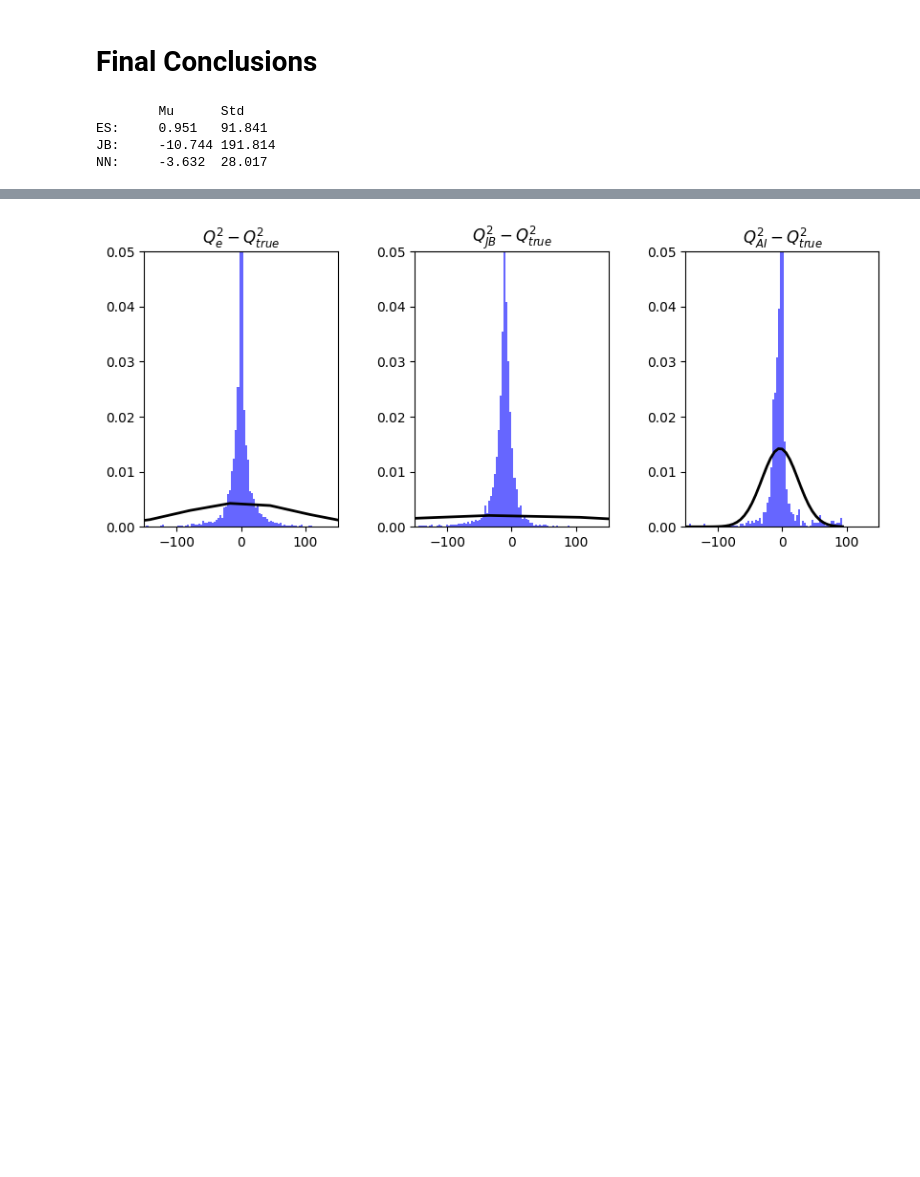
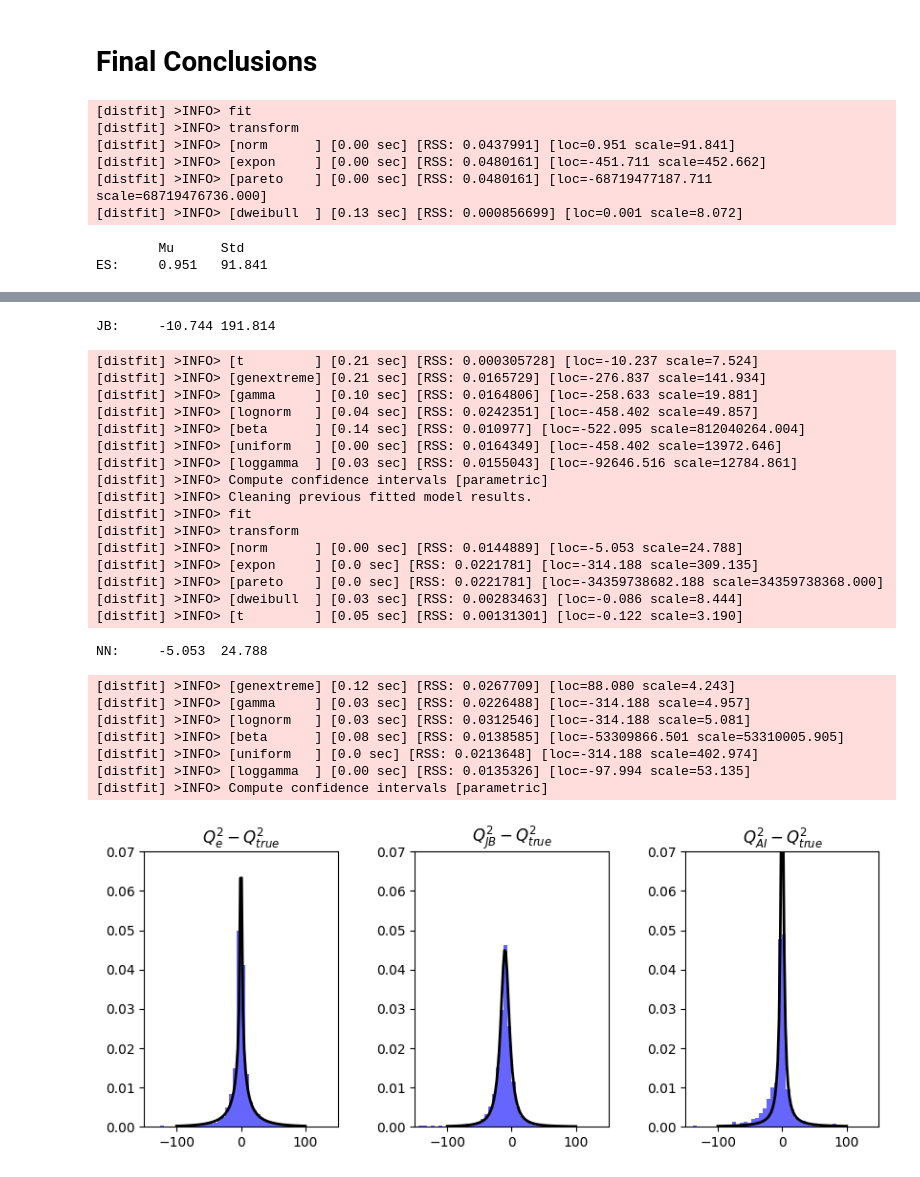
Before and after one commit to holt-rogers/EIC_JLAB_analysis, a Jupyter notebook: tasks/Graphing_xe_vs_xJB(5x41).ipynb, the cells around one changed output, grey strips where cells are left out. Drawn from its saved outputs; the diff is of its cells as text; code cells hidden in the pictures; blank space fills up the shorter version.

```diff
--- a/tasks/Graphing_xe_vs_xJB(5x41).ipynb
+++ b/tasks/Graphing_xe_vs_xJB(5x41).ipynb
@@ -9,7 +9,7 @@ import awkward as ak
 import matplotlib.pyplot as plt
 # 18X275 or 5x41
 # 1,835  vs 5,110 events
-E, Ep = 5, 41
+E, Ep = 18, 275
 s = 4 * E * Ep
 xe, xjb, xdiff, epz = [], [], [], []
 Q2e, Q2jb = [],[]
@@ -556,9 +564,10 @@ Text(0, 0.5, '$x$')
 # %% [markdown]
 # Final Conclusions
 # %%
-from scipy.stats import norm
+from scipy.stats import norm, weibull_min
+from distfit import distfit
 
-binCount = 100
+binCount = 50
 
 fig2, hist1d =  plt.subplots(nrows=1, ncols=3)
 
@@ -570,15 +579,25 @@ print("   ", "Mu", "Std", sep = "\t")
 print("ES:", round(mu,3), round(std,3), sep = "\t")
 
 hist1d[0].hist(data, bins=binCount, density=True, alpha=0.6, color='b', range = [-150,150])
-xmin, xmax = np.min(data), np.max(data)
+xmin, xmax = -100, 100
 x = np.linspace(xmin, xmax, 100)
-p = norm.pdf(x, mu, std)
+
+dist = distfit()
+
+# Determine best-fitting probability distribution for data
+r = dist.fit_transform(data)
+p = dist.model['model'].pdf(x)
+
+#p = norm.pdf(x, mu, std)
 hist1d[0].plot(x, p, 'k', linewidth=2)
 hist1d[0].set_xlim([-150,150])
-hist1d[0].set_ylim([0,0.05])
+hist1d[0].set_ylim([0,0.07])
+
+
 
 title = "$Q^2_e - Q^2_{true}$"
 hist1d[0].set_title(title)
+
 
 # Hadronic final state
 data2 = np.array(Q2jb) - np.array(Q2true)
@@ -587,12 +606,15 @@ mu, std = norm.fit(data2)
 print("JB:", round(mu,3), round(std,3), sep = "\t")
 
 hist1d[1].hist(data2, bins=binCount, density=True, alpha=0.6, color='b', range = [-150,150])
-xmin, xmax = np.min(data2), np.max(data2)
+xmin, xmax = -100, 100
 x = np.linspace(xmin, xmax, 100)
-p = norm.pdf(x, mu, std)
+
+r = dist.fit_transform(data2)
+p = dist.model['model'].pdf(x)
+
 hist1d[1].plot(x, p, 'k', linewidth=2)
 hist1d[1].set_xlim([-150,150])
-hist1d[1].set_ylim([0,0.05])
+hist1d[1].set_ylim([0,0.07])
 
 
 title = "$Q^2_{JB} - Q^2_{true}$"
@@ -605,12 +627,15 @@ mu, std = norm.fit(data3)
 print("NN:", round(mu,3), round(std,3), sep = "\t")
 
 hist1d[2].hist(data3, bins=binCount, density=True, alpha=0.6, color='b', range = [-150,150])
-xmin, xmax = np.min(data3), np.max(data3)
+xmin, xmax = -100, 100
 x = np.linspace(xmin, xmax, 100)
-p = norm.pdf(x, mu, std)
+
+r = dist.fit_transform(data3)
+p = dist.model['model'].pdf(x)
+
 hist1d[2].plot(x, p, 'k', linewidth=2)
 hist1d[2].set_xlim([-150,150])
-hist1d[2].set_ylim([0,0.05])
+hist1d[2].set_ylim([0,0.07])
 
 
 title = "$Q^2_{AI} - Q^2_{true}$"
@@ -620,7 +645,11 @@ hist1d[2].set_title(title)
 
 plt.subplots_adjust(left=0.1, bottom=0.3, right=1.3, top=0.9, wspace=0.4, hspace=0.4)
 # %% [output]
-        Mu      Std
-ES:     0.951   91.841
-JB:     -10.744 191.814
-NN:     -3.632  28.017
+[distfit] >INFO> fit
+[distfit] >INFO> transform
+[distfit] >INFO> [norm      ] [0.00 sec] [RSS: 0.0437991] [loc=0.951 scale=91.841]
+[distfit] >INFO> [expon     ] [0.00 sec] [RSS: 0.0480161] [loc=-451.711 scale=452.662]
+[distfit] >INFO> [pareto    ] [0.00 sec] [RSS: 0.0480161] [loc=-68719477187.711 scale=68719476736.000]
+[distfit] >INFO> [dweibull  ] [0.13 sec] [RSS: 0.000856699] [loc=0.001 scale=8.072]
+        Mu      Std
+ES:     0.951   91.841
@@ -627 +671,26 @@ NN:     -3.632  28.017
+JB:     -10.744 191.814
+[distfit] >INFO> [t         ] [0.21 sec] [RSS: 0.000305728] [loc=-10.237 scale=7.524]
+[distfit] >INFO> [genextreme] [0.21 sec] [RSS: 0.0165729] [loc=-276.837 scale=141.934]
+[distfit] >INFO> [gamma     ] [0.10 sec] [RSS: 0.0164806] [loc=-258.633 scale=19.881]
+[distfit] >INFO> [lognorm   ] [0.04 sec] [RSS: 0.0242351] [loc=-458.402 scale=49.857]
+[distfit] >INFO> [beta      ] [0.14 sec] [RSS: 0.010977] [loc=-522.095 scale=812040264.004]
+[distfit] >INFO> [uniform   ] [0.00 sec] [RSS: 0.0164349] [loc=-458.402 scale=13972.646]
+[distfit] >INFO> [loggamma  ] [0.03 sec] [RSS: 0.0155043] [loc=-92646.516 scale=12784.861]
+[distfit] >INFO> Compute confidence intervals [parametric]
+[distfit] >INFO> Cleaning previous fitted model results.
+[distfit] >INFO> fit
+[distfit] >INFO> transform
+[distfit] >INFO> [norm      ] [0.00 sec] [RSS: 0.0144889] [loc=-5.053 scale=24.788]
+[distfit] >INFO> [expon     ] [0.0 sec] [RSS: 0.0221781] [loc=-314.188 scale=309.135]
+[distfit] >INFO> [pareto    ] [0.0 sec] [RSS: 0.0221781] [loc=-34359738682.188 scale=34359738368.000]
+[distfit] >INFO> [dweibull  ] [0.03 sec] [RSS: 0.00283463] [loc=-0.086 scale=8.444]
+[distfit] >INFO> [t         ] [0.05 sec] [RSS: 0.00131301] [loc=-0.122 scale=3.190]
+NN:     -5.053  24.788
+[distfit] >INFO> [genextreme] [0.12 sec] [RSS: 0.0267709] [loc=88.080 scale=4.243]
+[distfit] >INFO> [gamma     ] [0.03 sec] [RSS: 0.0226488] [loc=-314.188 scale=4.957]
+[distfit] >INFO> [lognorm   ] [0.03 sec] [RSS: 0.0312546] [loc=-314.188 scale=5.081]
+[distfit] >INFO> [beta      ] [0.08 sec] [RSS: 0.0138585] [loc=-53309866.501 scale=53310005.905]
+[distfit] >INFO> [uniform   ] [0.0 sec] [RSS: 0.0213648] [loc=-314.188 scale=402.974]
+[distfit] >INFO> [loggamma  ] [0.00 sec] [RSS: 0.0135326] [loc=-97.994 scale=53.135]
+[distfit] >INFO> Compute confidence intervals [parametric]
-[figure, old version]
+[figure, new version]
```
Also changed, not shown: parts of 8 cells of this notebook, 7 other files.
